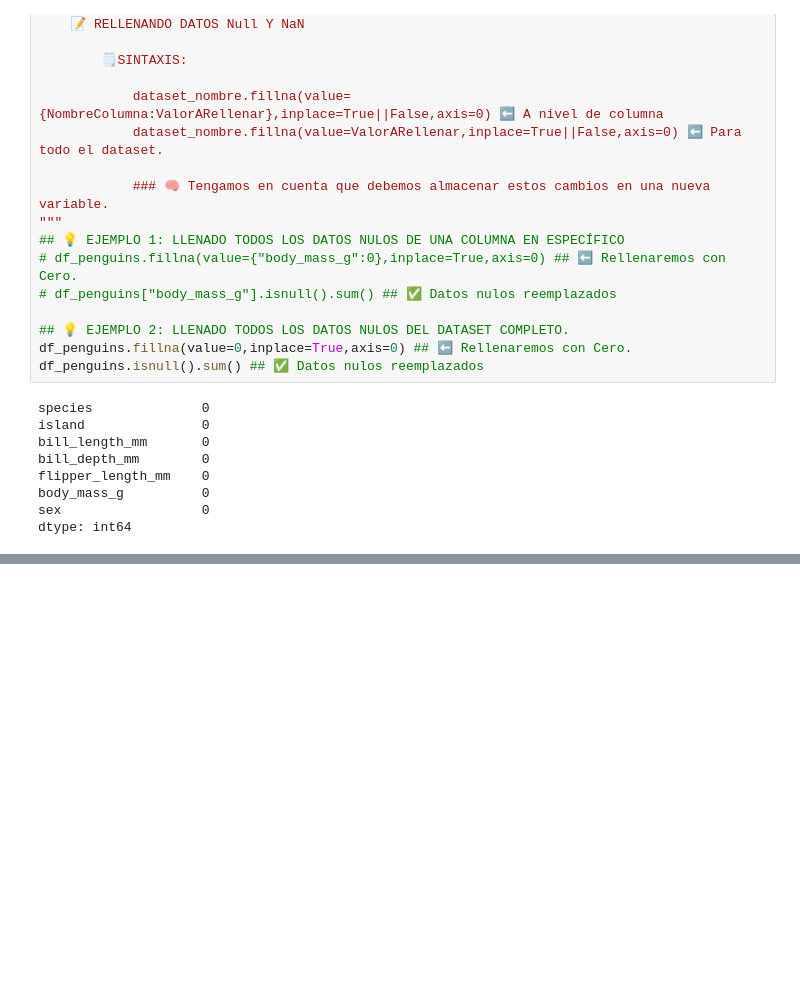
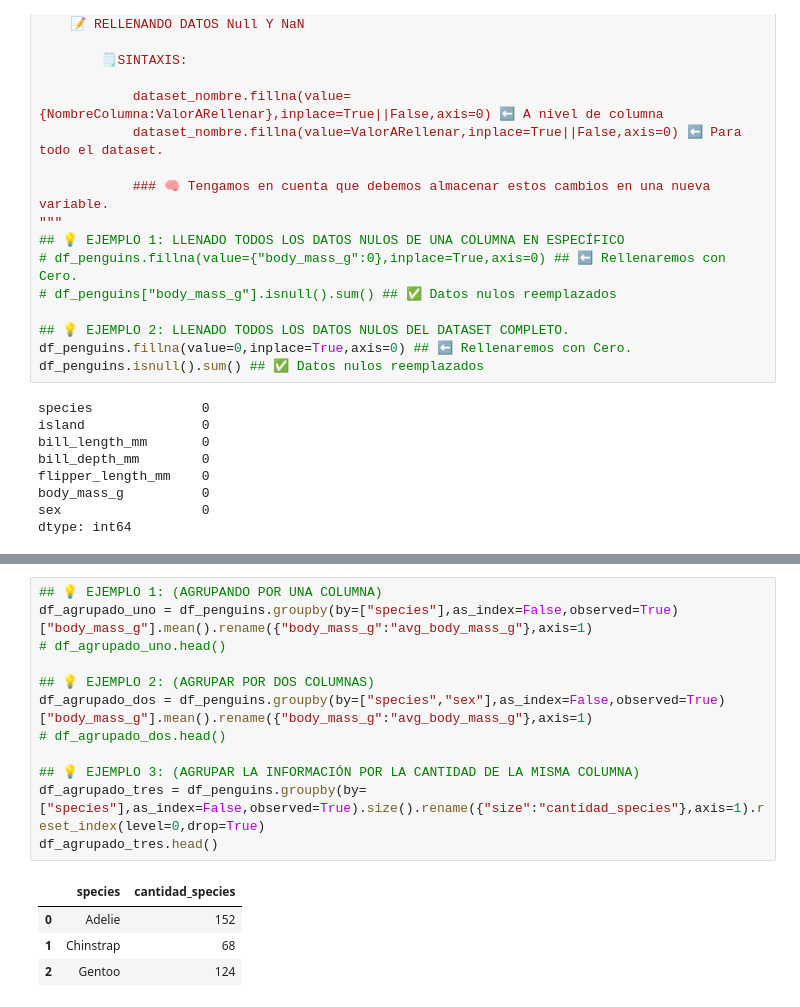
Before and after one commit to BrayanR03/Fundamentos-Pandas-y-Polars, a Jupyter notebook: pandas/06_manipulacion_datos_pandas.ipynb, the cells around one changed output, grey strips where cells are left out. Drawn from its saved outputs; the diff is of its cells as text; blank space fills up the shorter version.

```diff
--- a/pandas/06_manipulacion_datos_pandas.ipynb
+++ b/pandas/06_manipulacion_datos_pandas.ipynb
@@ -602,0 +639,17 @@ dtype: int64
+# %%
+## 💡 EJEMPLO 1: (AGRUPANDO POR UNA COLUMNA)
+df_agrupado_uno = df_penguins.groupby(by=["species"],as_index=False,observed=True)["body_mass_g"].mean().rename({"body_mass_g":"avg_body_mass_g"},axis=1)
+# df_agrupado_uno.head()
+
+## 💡 EJEMPLO 2: (AGRUPAR POR DOS COLUMNAS)
+df_agrupado_dos = df_penguins.groupby(by=["species","sex"],as_index=False,observed=True)["body_mass_g"].mean().rename({"body_mass_g":"avg_body_mass_g"},axis=1)
+# df_agrupado_dos.head()
+
+## 💡 EJEMPLO 3: (AGRUPAR LA INFORMACIÓN POR LA CANTIDAD DE LA MISMA COLUMNA)
+df_agrupado_tres = df_penguins.groupby(by=["species"],as_index=False,observed=True).size().rename({"size":"cantidad_species"},axis=1).reset_index(level=0,drop=True)
+df_agrupado_tres.head()
+# %% [output]
+|  | species | cantidad_species |
+| 0 | Adelie | 152 |
+| 1 | Chinstrap | 68 |
+| 2 | Gentoo | 124 |
```
Also changed, not shown: parts of 3 cells of this notebook, 1 other file.
